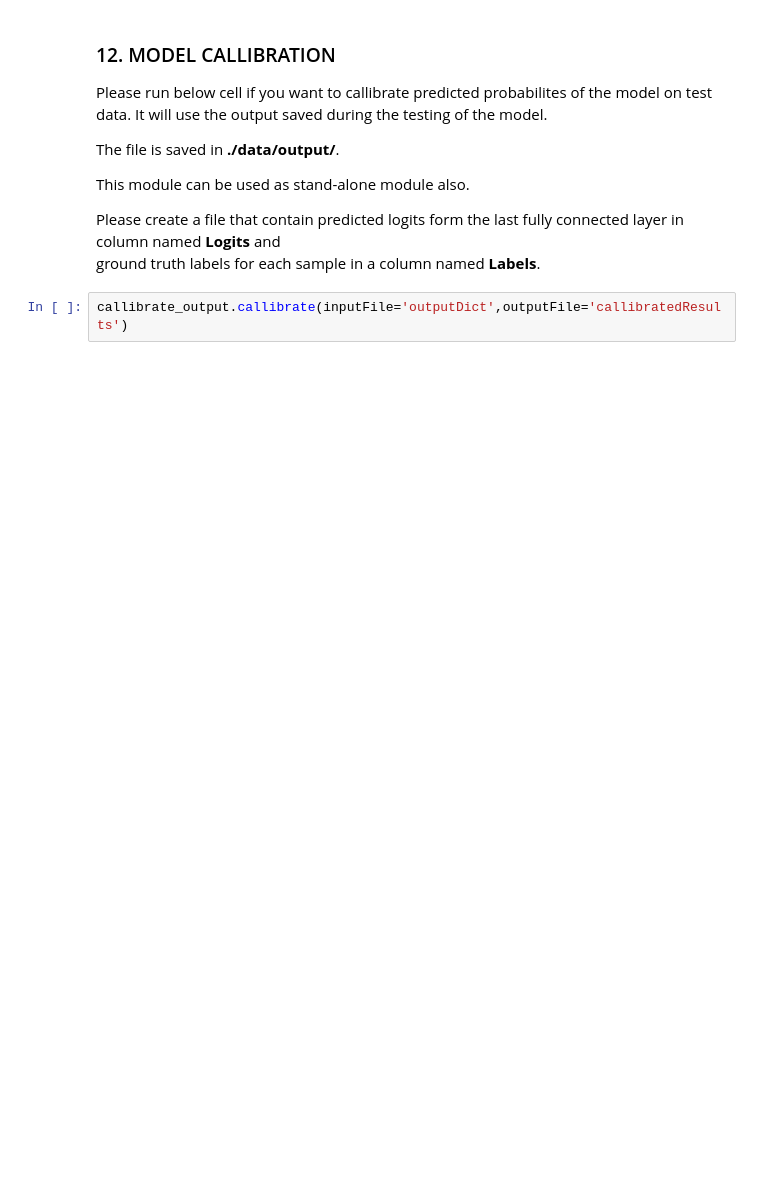
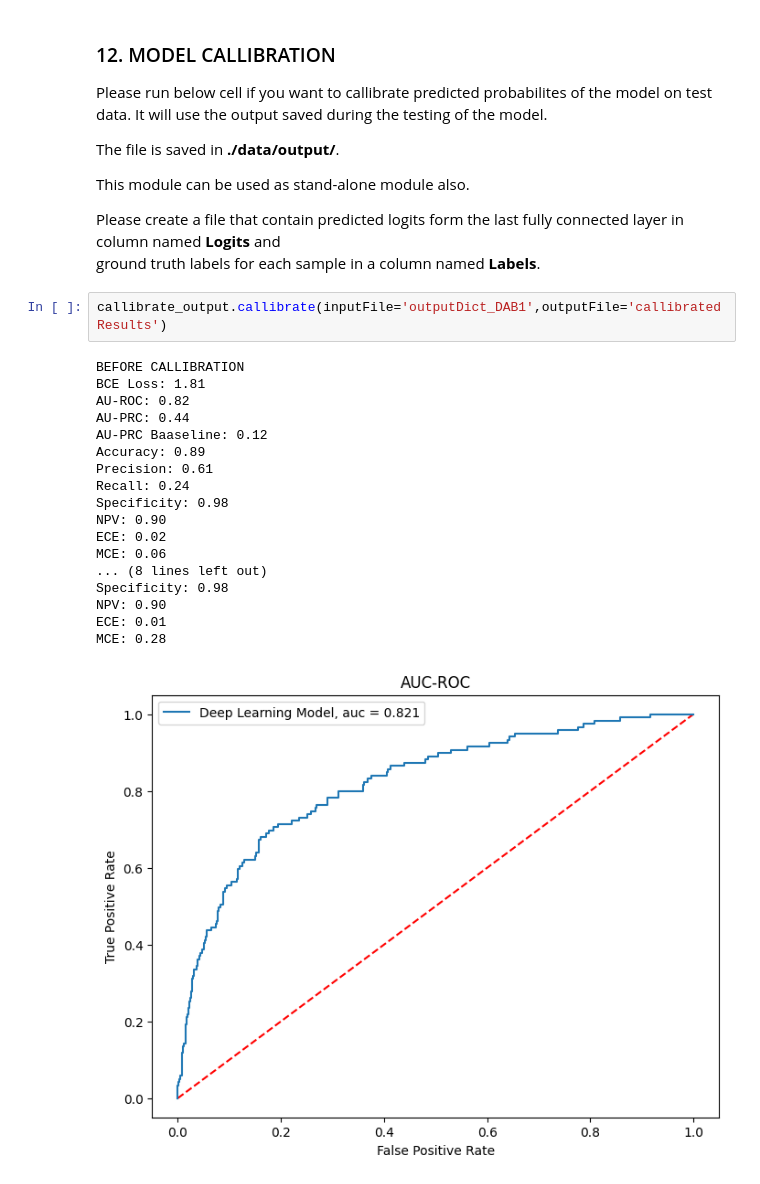
Before and after one commit to opent03/los-prediction, a Jupyter notebook: pipeline/mainPipeline_reload_data.ipynb, the cells around one changed output. Saved outputs shown, nothing was run; the diff lists cells and outputs as text; blank space fills up the shorter version.

Commit message:
load trained model/results for eval

```diff
--- a/pipeline/mainPipeline_reload_data.ipynb
+++ b/pipeline/mainPipeline_reload_data.ipynb
@@ -237,4 +281,23 @@ This module can be used as stand-alone module also.
 
 Please create a file that contain predicted logits form the last fully connected layer in column named **Logits** and <br>ground truth labels for each sample in a column named **Labels**.
 # %%
-callibrate_output.callibrate(inputFile='outputDict',outputFile='callibratedResults')
+callibrate_output.callibrate(inputFile='outputDict_DAB1',outputFile='callibratedResults')
+# %% [output]
+BEFORE CALLIBRATION
+BCE Loss: 1.81
+AU-ROC: 0.82
+AU-PRC: 0.44
+AU-PRC Baaseline: 0.12
+Accuracy: 0.89
+Precision: 0.61
+Recall: 0.24
+Specificity: 0.98
+NPV: 0.90
+ECE: 0.02
+MCE: 0.06
+... (8 lines left out)
+Specificity: 0.98
+NPV: 0.90
+ECE: 0.01
+MCE: 0.28
+[figure, added]
```
Also changed, not shown: parts of 16 cells of this notebook, 4 other files.
